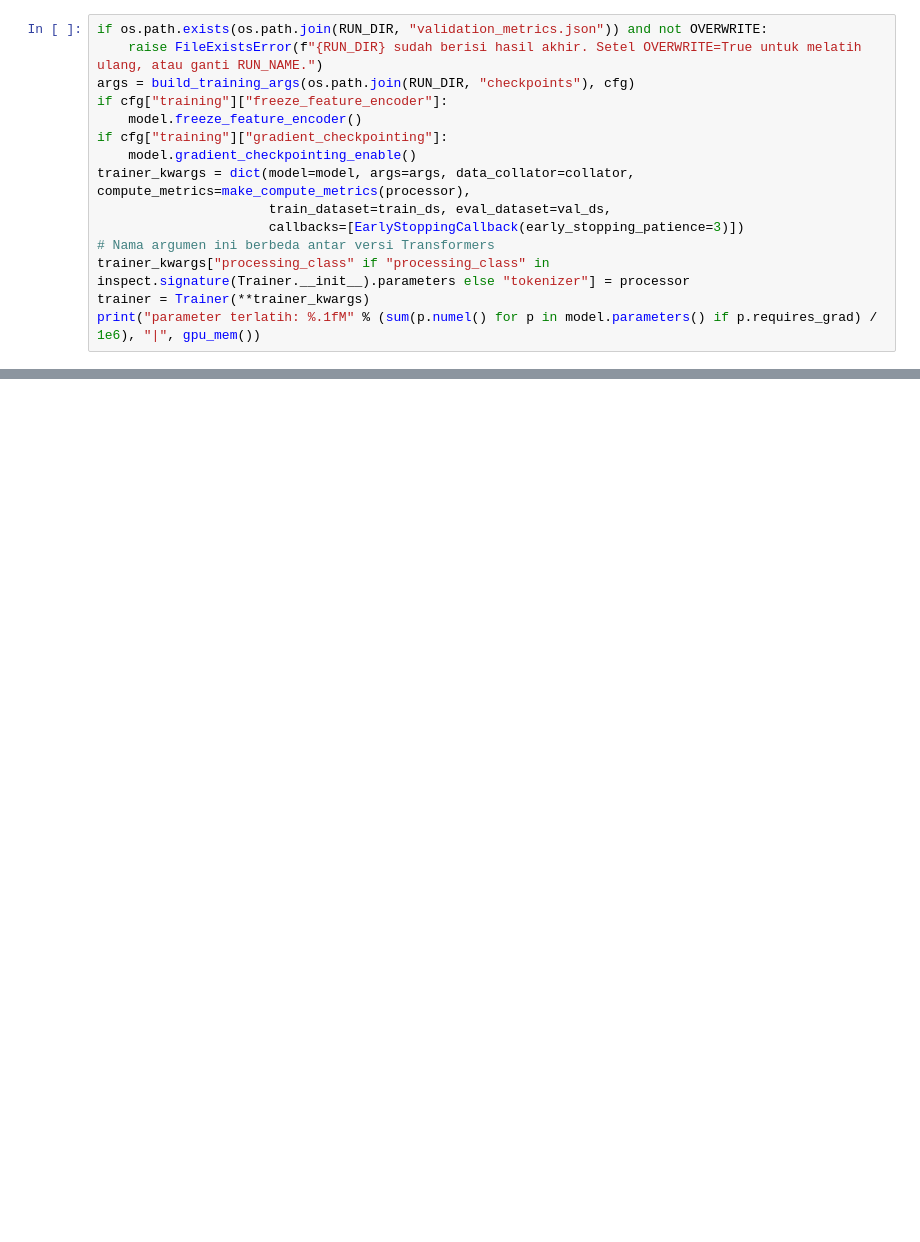
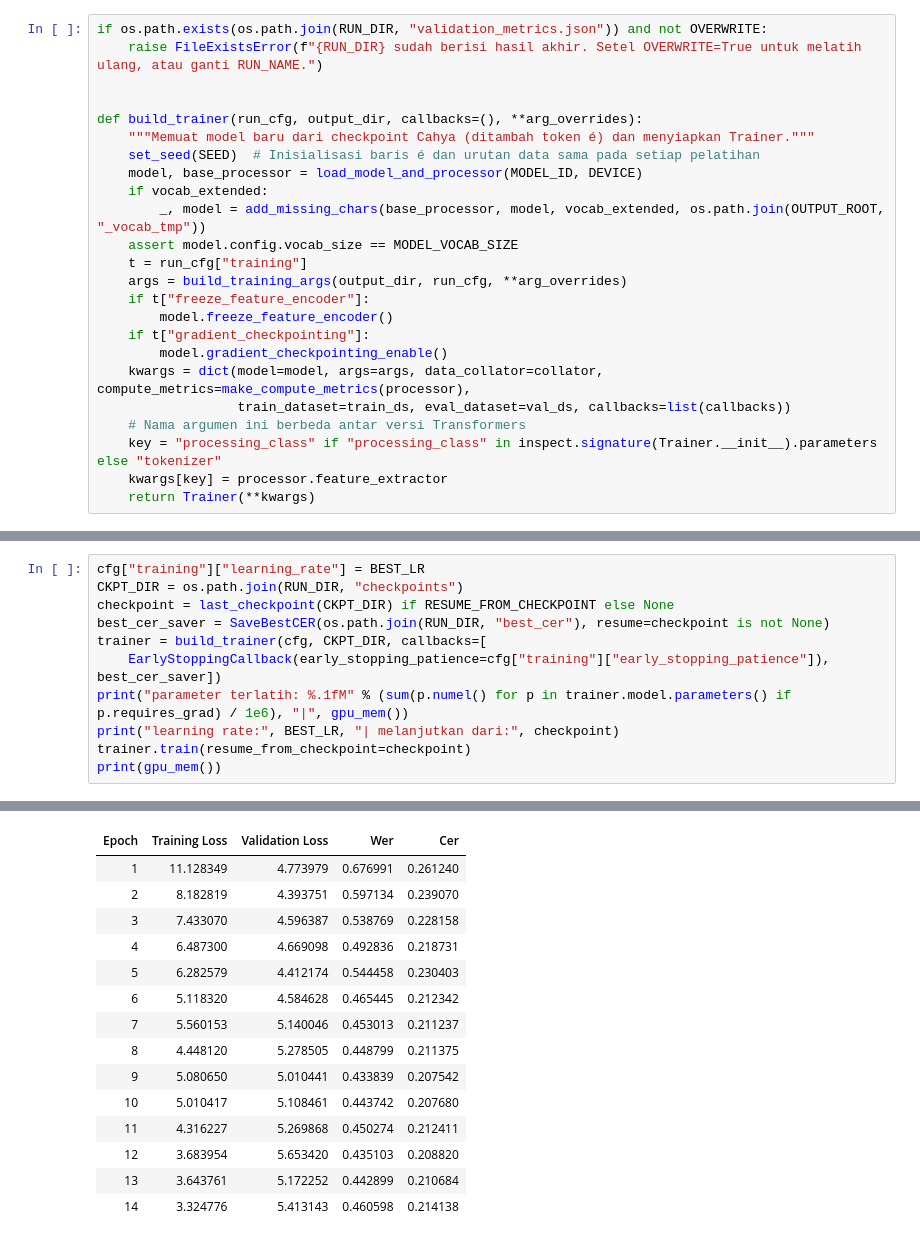
Before and after one commit to 0xNathaniel/sundanese-asr, a Jupyter notebook: ASR/notebooks/02_finetune_cahya.ipynb, the cells around one changed output, grey strips where cells are left out. Saved outputs shown, nothing was run; the diff lists cells and outputs as text; blank space fills up the shorter version.

```diff
--- a/ASR/notebooks/02_finetune_cahya.ipynb
+++ b/ASR/notebooks/02_finetune_cahya.ipynb
@@ -557,15 +616,24 @@ Nilai bawaan berasal dari `CFG` pada sel kode pembantu dan identik untuk kedua n
 # %%
 if os.path.exists(os.path.join(RUN_DIR, "validation_metrics.json")) and not OVERWRITE:
     raise FileExistsError(f"{RUN_DIR} sudah berisi hasil akhir. Setel OVERWRITE=True untuk melatih ulang, atau ganti RUN_NAME.")
-args = build_training_args(os.path.join(RUN_DIR, "checkpoints"), cfg)
-if cfg["training"]["freeze_feature_encoder"]:
-    model.freeze_feature_encoder()
-if cfg["training"]["gradient_checkpointing"]:
-    model.gradient_checkpointing_enable()
-trainer_kwargs = dict(model=model, args=args, data_collator=collator, compute_metrics=make_compute_metrics(processor),
-                      train_dataset=train_ds, eval_dataset=val_ds,
-                      callbacks=[EarlyStoppingCallback(early_stopping_patience=3)])
-# Nama argumen ini berbeda antar versi Transformers
-trainer_kwargs["processing_class" if "processing_class" in inspect.signature(Trainer.__init__).parameters else "tokenizer"] = processor
-trainer = Trainer(**trainer_kwargs)
-print("parameter terlatih: %.1fM" % (sum(p.numel() for p in model.parameters() if p.requires_grad) / 1e6), "|", gpu_mem())
+
+
+def build_trainer(run_cfg, output_dir, callbacks=(), **arg_overrides):
+    """Memuat model baru dari checkpoint Cahya (ditambah token é) dan menyiapkan Trainer."""
+    set_seed(SEED)  # Inisialisasi baris é dan urutan data sama pada setiap pelatihan
+    model, base_processor = load_model_and_processor(MODEL_ID, DEVICE)
+    if vocab_extended:
+        _, model = add_missing_chars(base_processor, model, vocab_extended, os.path.join(OUTPUT_ROOT, "_vocab_tmp"))
+    assert model.config.vocab_size == MODEL_VOCAB_SIZE
+    t = run_cfg["training"]
+    args = build_training_args(output_dir, run_cfg, **arg_overrides)
+    if t["freeze_feature_encoder"]:
+        model.freeze_feature_encoder()
+    if t["gradient_checkpointing"]:
+        model.gradient_checkpointing_enable()
+    kwargs = dict(model=model, args=args, data_collator=collator, compute_metrics=make_compute_metrics(processor),
+                  train_dataset=train_ds, eval_dataset=val_ds, callbacks=list(callbacks))
+    # Nama argumen ini berbeda antar versi Transformers
+    key = "processing_class" if "processing_class" in inspect.signature(Trainer.__init__).parameters else "tokenizer"
+    kwargs[key] = processor.feature_extractor
+    return Trainer(**kwargs)
@@ -579,0 +738,12 @@ print(gpu_mem())
+# %%
+cfg["training"]["learning_rate"] = BEST_LR
+CKPT_DIR = os.path.join(RUN_DIR, "checkpoints")
+checkpoint = last_checkpoint(CKPT_DIR) if RESUME_FROM_CHECKPOINT else None
+best_cer_saver = SaveBestCER(os.path.join(RUN_DIR, "best_cer"), resume=checkpoint is not None)
+trainer = build_trainer(cfg, CKPT_DIR, callbacks=[
+    EarlyStoppingCallback(early_stopping_patience=cfg["training"]["early_stopping_patience"]), best_cer_saver])
+print("parameter terlatih: %.1fM" % (sum(p.numel() for p in trainer.model.parameters() if p.requires_grad) / 1e6), "|", gpu_mem())
+print("learning rate:", BEST_LR, "| melanjutkan dari:", checkpoint)
+trainer.train(resume_from_checkpoint=checkpoint)
+print(gpu_mem())
+# %% [output]
@@ -579,0 +753,15 @@ print(gpu_mem())
+| Epoch | Training Loss | Validation Loss | Wer | Cer |
+| 1 | 11.128349 | 4.773979 | 0.676991 | 0.261240 |
+| 2 | 8.182819 | 4.393751 | 0.597134 | 0.239070 |
+| 3 | 7.433070 | 4.596387 | 0.538769 | 0.228158 |
+| 4 | 6.487300 | 4.669098 | 0.492836 | 0.218731 |
+| 5 | 6.282579 | 4.412174 | 0.544458 | 0.230403 |
+| 6 | 5.118320 | 4.584628 | 0.465445 | 0.212342 |
+| 7 | 5.560153 | 5.140046 | 0.453013 | 0.211237 |
+| 8 | 4.448120 | 5.278505 | 0.448799 | 0.211375 |
+| 9 | 5.080650 | 5.010441 | 0.433839 | 0.207542 |
+| 10 | 5.010417 | 5.108461 | 0.443742 | 0.207680 |
+| 11 | 4.316227 | 5.269868 | 0.450274 | 0.212411 |
+| 12 | 3.683954 | 5.653420 | 0.435103 | 0.208820 |
+| 13 | 3.643761 | 5.172252 | 0.442899 | 0.210684 |
+| 14 | 3.324776 | 5.413143 | 0.460598 | 0.214138 |
```
Also changed, not shown: parts of 47 cells of this notebook.
